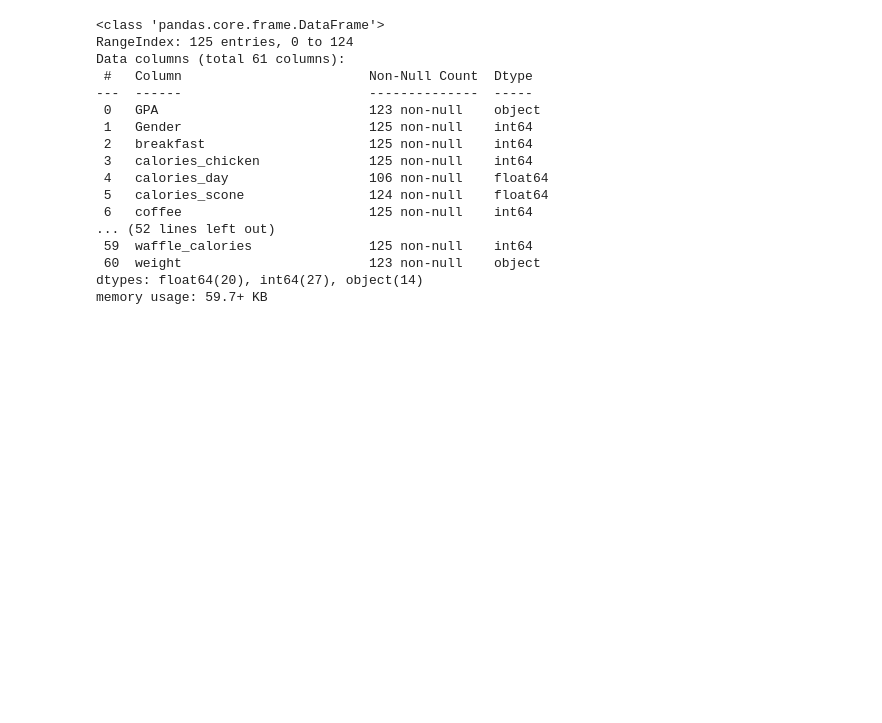
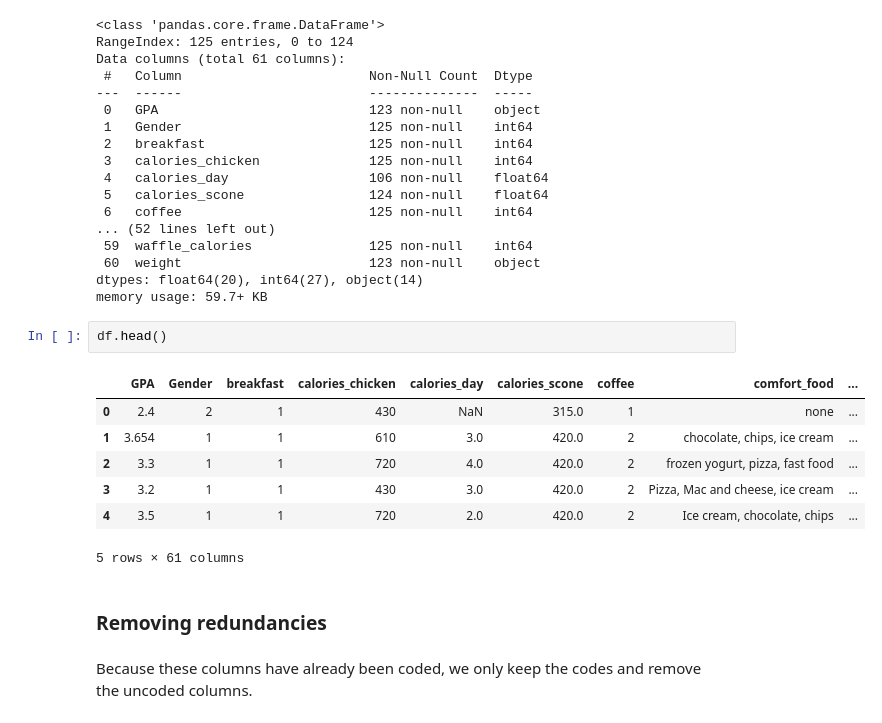
Before and after one commit to NeilQue/csci113_lab2_preprocessing, a Jupyter notebook: Data_Preprocessing.ipynb, the cells around one changed output. Cells and saved outputs as stored; diff of their text form; blank space fills up the shorter version.

Commit message:
reduced columns; working on missing values

```diff
--- a/Data_Preprocessing.ipynb
+++ b/Data_Preprocessing.ipynb
@@ -58,3 +47,17 @@ Data columns (total 61 columns):
  60  weight                        123 non-null    object
 dtypes: float64(20), int64(27), object(14)
 memory usage: 59.7+ KB
+# %%
+df.head()
+# %% [output]
+|  | GPA | Gender | breakfast | calories_chicken | calories_day | calories_scone | coffee | comfort_food | ... |
+| 0 | 2.4 | 2 | 1 | 430 | NaN | 315.0 | 1 | none | ... |
+| 1 | 3.654 | 1 | 1 | 610 | 3.0 | 420.0 | 2 | chocolate, chips, ice cream | ... |
+| 2 | 3.3 | 1 | 1 | 720 | 4.0 | 420.0 | 2 | frozen yogurt, pizza, fast food | ... |
+| 3 | 3.2 | 1 | 1 | 430 | 3.0 | 420.0 | 2 | Pizza, Mac and cheese, ice cream | ... |
+| 4 | 3.5 | 1 | 1 | 720 | 2.0 | 420.0 | 2 | Ice cream, chocolate, chips | ... |
+5 rows × 61 columns
+# %% [markdown]
+### Removing redundancies
+# %% [markdown]
+Because these columns have already been coded, we only keep the codes and remove the uncoded columns.
```
Also changed, not shown: parts of 22 cells of this notebook.
